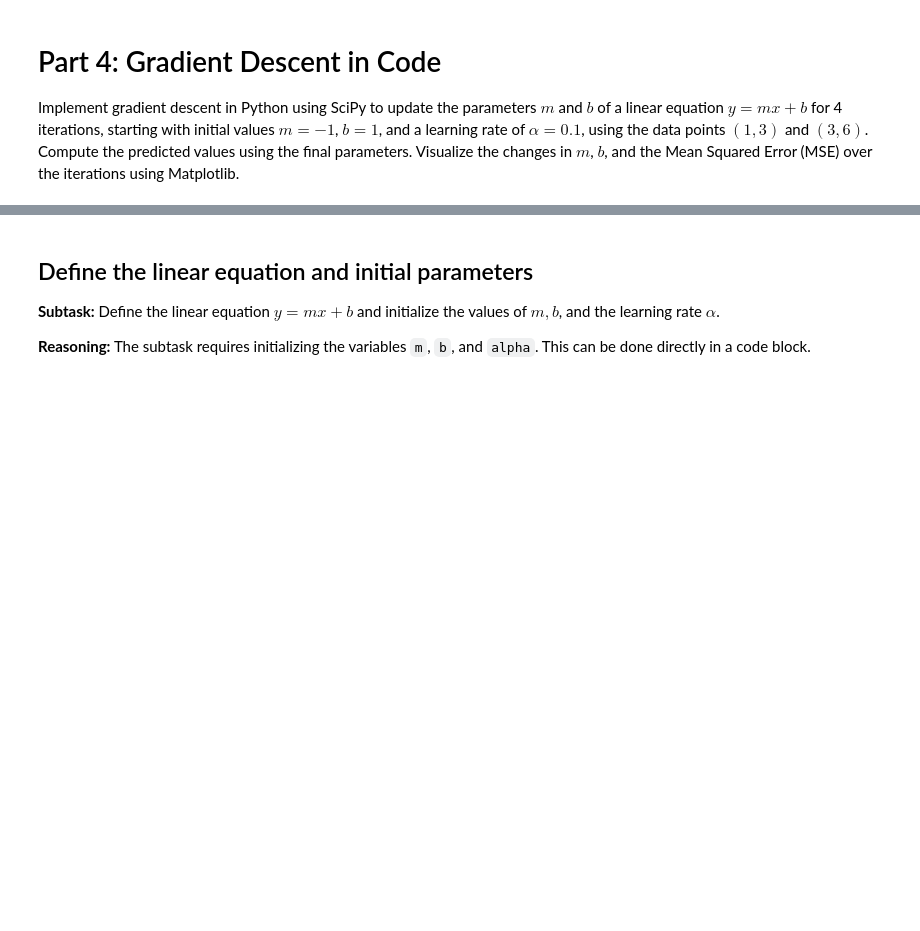
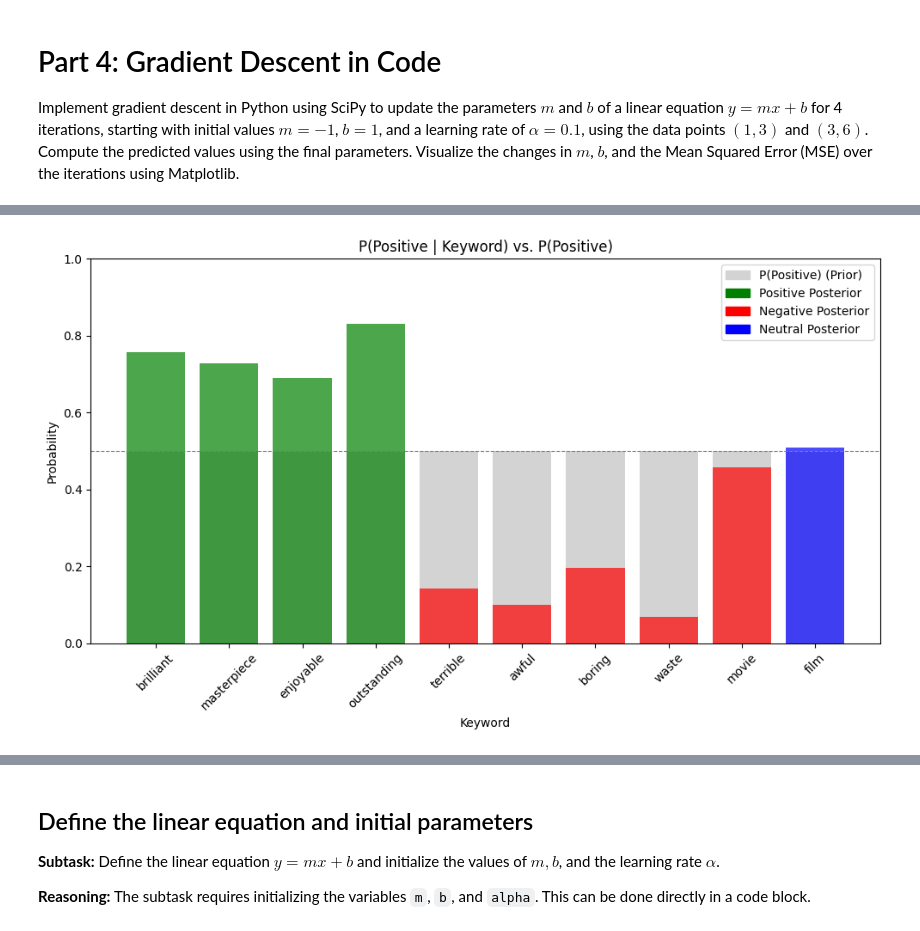
Before and after one commit to D-Agbikossi/mml-formative3, a Jupyter notebook: Part_1_Probability_Distributions.ipynb, the cells around one changed output, grey strips where cells are left out. Cells and saved outputs as stored; diff of their text form; code cells hidden in the pictures; blank space fills up the shorter version.

```diff
--- a/Part_1_Probability_Distributions.ipynb
+++ b/Part_1_Probability_Distributions.ipynb
@@ -227,0 +314,13 @@ plt.show()
+# %%
+# ── Prior Probability ──────────────────────────────────────────────────────────
+total_reviews  = len(df)
+total_positive = len(df[df['sentiment'] == 'positive'])
+total_negative = total_reviews - total_positive
+
+p_positive = total_positive / total_reviews
+
+print(f"Total reviews    : {total_reviews:,}")
+print(f"Positive reviews : {total_positive:,}")
+print(f"Negative reviews : {total_negative:,}")
+print()
+print(f"P(Positive) = {total_positive} / {total_reviews} = {p_positive:.4f}")
@@ -227,0 +499,27 @@ plt.show()
+# %%
+# ── Keyword Definitions ──────────────────────────────────────────────────────
+KEYWORDS = [
+    {'word': 'brilliant',   'sentiment': 'positive'},
+    {'word': 'masterpiece', 'sentiment': 'positive'},
+    {'word': 'enjoyable',   'sentiment': 'positive'},
+    {'word': 'outstanding', 'sentiment': 'positive'},
+    {'word': 'terrible',    'sentiment': 'negative'},
+    {'word': 'awful',       'sentiment': 'negative'},
+    {'word': 'boring',      'sentiment': 'negative'},
+    {'word': 'waste',       'sentiment': 'negative'},
+]
+
+results = []
+for item in KEYWORDS:
+    keyword = item['word']
+    result = analyze_keyword(keyword, df, p_positive)
+    results.append(result)
+
+# Add 'neutral' keywords to demonstrate their effect
+results.append(analyze_keyword('movie', df, p_positive))
+results.append(analyze_keyword('film', df, p_positive))
+
+
+# ── Print results for each keyword ───────────────────────────────────────────
+for r in results:
+    print_keyword_summary(r)
@@ -231,0 +849,5 @@ Implement gradient descent in Python using SciPy to update the parameters $m$ an
+# %%
+# ── Visualisation ──────────────────────────────────────────────────────────────
+plot_prior_posterior(results, title="P(Positive | Keyword) vs. P(Positive)")
+# %% [output]
+[figure, added]
```
Also changed, not shown: parts of 30 cells of this notebook.
